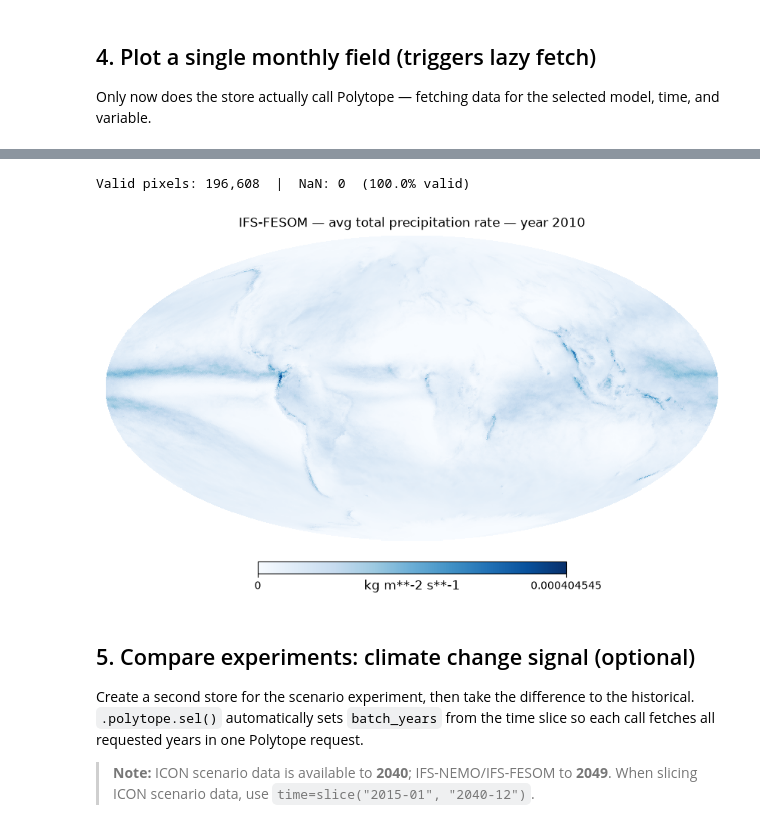
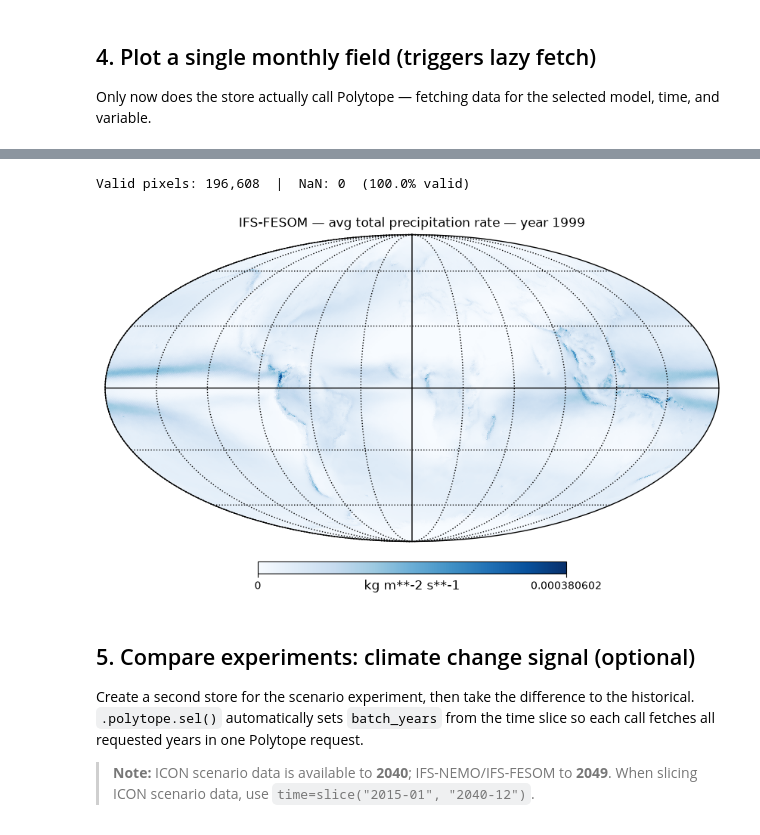
Before and after one commit to spaetd96/acclimatise-africa-rainfall, a Jupyter notebook: get-data/03_lazy_browse_portfolio.ipynb, the cells around one changed output, grey strips where cells are left out. Cells and saved outputs as stored; diff of their text form; code cells hidden in the pictures.

```diff
--- a/get-data/03_lazy_browse_portfolio.ipynb
+++ b/get-data/03_lazy_browse_portfolio.ipynb
@@ -48,7 +48,7 @@ store = PolytopeZarrStore.from_climate_dt(
     experiment="hist", # 'cont', 'hist', 'SSP3-7.0'
     resolution="standard", # 'standard', 'high'
     levtype=LEVTYPE,
-    years=range(2010, 2011), # 1 year for quick testing
+    years=range(1990, 2000), # 1 year for quick testing
 )
 print(store)
 # %% [output]
@@ -156,6 +139,6 @@ plt.show()
 # %%
 # Annual mean precipitation rate
-field2 = ds["avg_tprate"].sel(model="IFS-FESOM", time=slice("2010-01", "2010-12")).mean("time")
+field2 = ds["avg_tprate"].sel(model="IFS-FESOM", time=slice("1999-01", "1999-12")).mean("time")
 field2_values = field2.values  # triggers the Polytope request
 # %% [output]
   ⚡ batching 12 time chunks for avg_tprate
@@ -162,15 +154,15 @@ field2_values = field2.values  # triggers the Polytope request
 # %%
 n_valid2 = np.sum(~np.isnan(field2_values))
 print(f"Valid pixels: {n_valid2:,}  |  NaN: {field2_values.size - n_valid2:,}  "
       f"({100*n_valid2/field2_values.size:.1f}% valid)")
 hp.mollview(field2_values,
-            title="IFS-FESOM — avg total precipitation rate — year 2010",
+            title="IFS-FESOM — avg total precipitation rate — year 1999",
             unit="kg m**-2 s**-1", cmap="Blues", min=0, nest=True, flip='geo')
 hp.graticule()
 plt.show()
 # %% [output]
 Valid pixels: 196,608  |  NaN: 0  (100.0% valid)
-[figure, old version]
+[figure, new version]
 # %% [markdown]
 ## 5. Compare experiments: climate change signal (optional)
 
```
Also changed, not shown: parts of 8 cells of this notebook.
